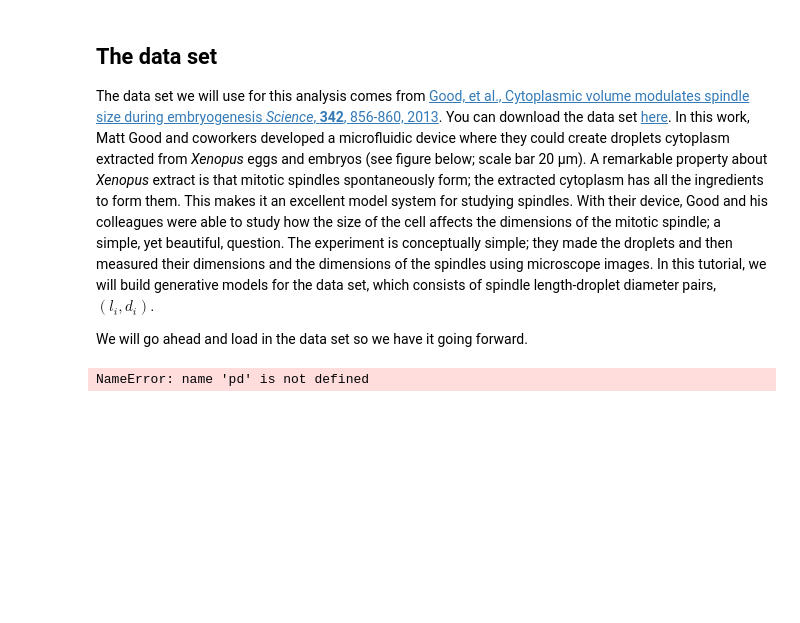
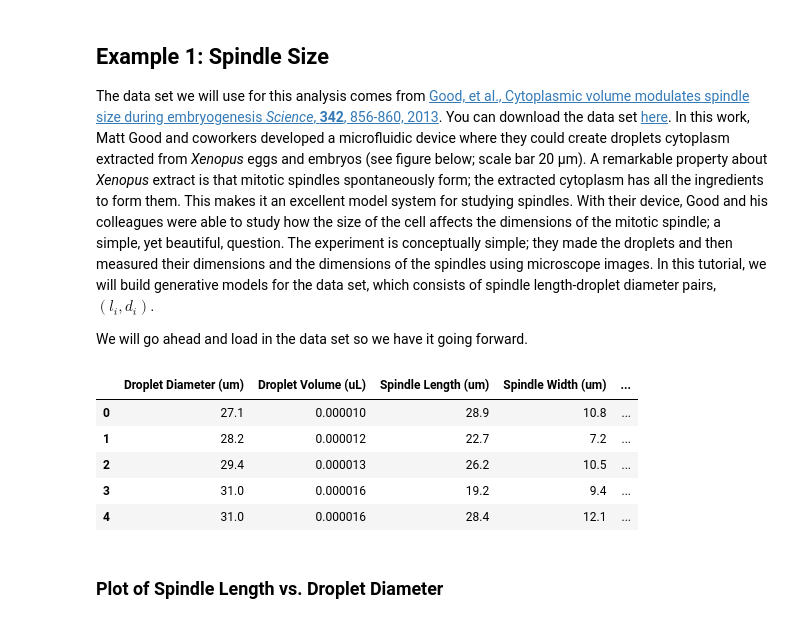
Before and after one commit to candrews19/recitation_03, a Jupyter notebook: recitation_03.ipynb, the cells around one changed output. Cells and saved outputs as stored; diff of their text form; code cells hidden in the pictures; blank space fills up the shorter version.

```diff
--- a/recitation_03.ipynb
+++ b/recitation_03.ipynb
@@ -19,7 +23,7 @@ Loading BokehJS ...
 [interactive output not drawn]
 [interactive output not drawn]
 # %% [markdown]
-## The data set
+## Example 1: Spindle Size
 
 The data set we will use for this analysis comes from [Good, et al., Cytoplasmic volume modulates spindle size during embryogenesis
  *Science*, **342**, 856-860, 2013](http://doi.org/10.1126/science.1243147).  You can download the data set [here](../data/good_invitro_droplet_data.csv).  In this work, Matt Good and coworkers developed a microfluidic device where they could create droplets cytoplasm extracted from *Xenopus* eggs and embryos (see figure below; scale bar 20 µm).  A remarkable property about *Xenopus* extract is that mitotic spindles spontaneously form; the extracted cytoplasm has all the ingredients to form them.  This makes it an excellent model system for studying spindles.  With their device, Good and his colleagues were able to study how the size of the cell affects the dimensions of the mitotic spindle; a simple, yet beautiful, question.  The experiment is conceptually simple; they made the droplets and then measured their dimensions and the dimensions of the spindles using microscope images. In this tutorial, we will build generative models for the data set, which consists of spindle length-droplet diameter pairs, $(l_i, d_i)$.
@@ -27,8 +31,15 @@ The data set we will use for this analysis comes from [Good, et al., Cytoplasmic
 
 We will go ahead and load in the data set so we have it going forward.
 # %%
-df = pd.read_csv('../data/good_invitro_droplet_data.csv', comment='#')
+df_spindle = pd.read_csv('data/good_invitro_droplet_data.csv', comment='#')
 
-print('N =', len(df))
+df_spindle.head()
 # %% [output]
-NameError: name 'pd' is not defined
+|  | Droplet Diameter (um) | Droplet Volume (uL) | Spindle Length (um) | Spindle Width (um) | ... |
+| 0 | 27.1 | 0.000010 | 28.9 | 10.8 | ... |
+| 1 | 28.2 | 0.000012 | 22.7 | 7.2 | ... |
+| 2 | 29.4 | 0.000013 | 26.2 | 10.5 | ... |
+| 3 | 31.0 | 0.000016 | 19.2 | 9.4 | ... |
+| 4 | 31.0 | 0.000016 | 28.4 | 12.1 | ... |
+# %% [markdown]
+### Plot of Spindle Length vs. Droplet Diameter
```
Also changed, not shown: parts of 11 cells of this notebook.
